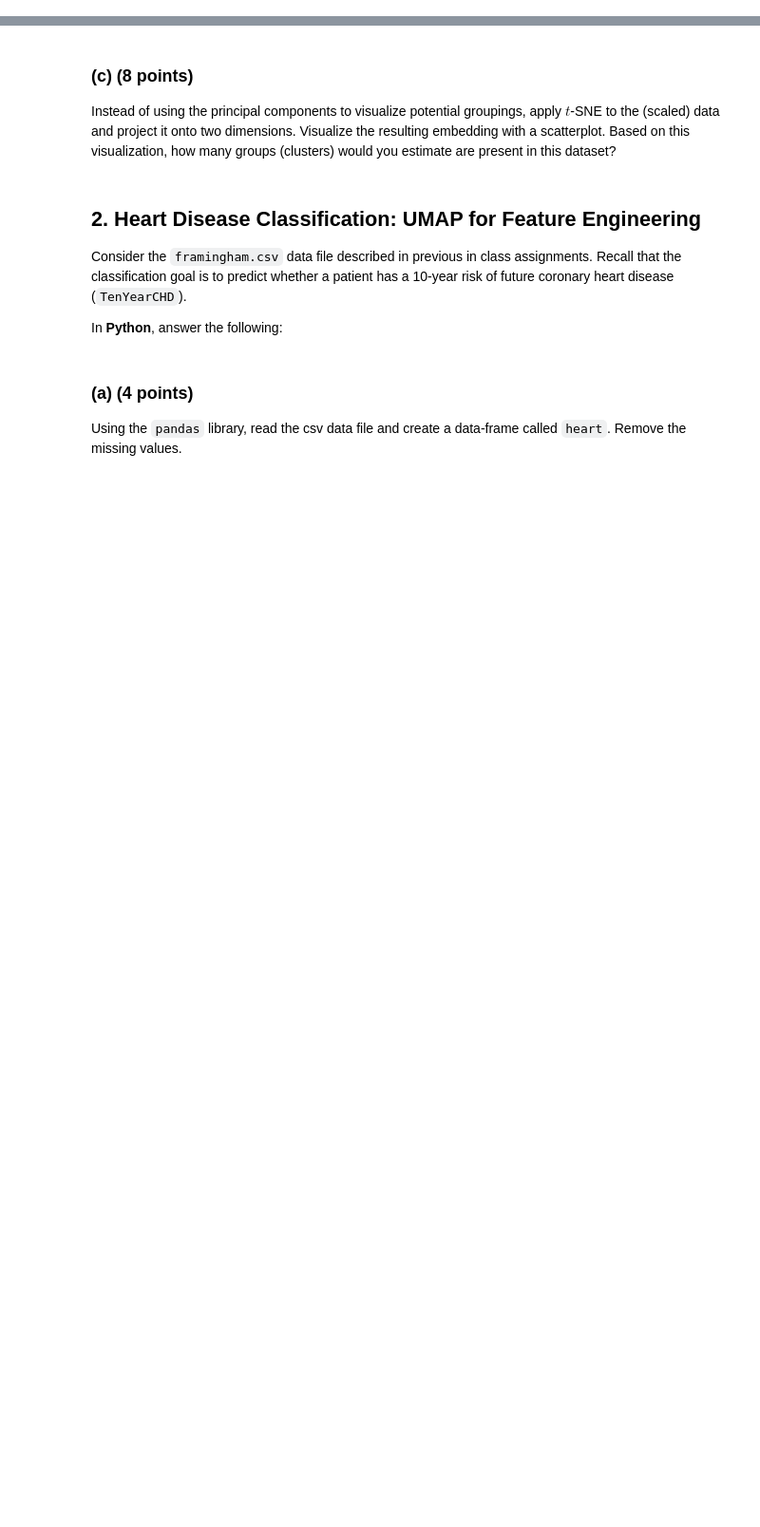
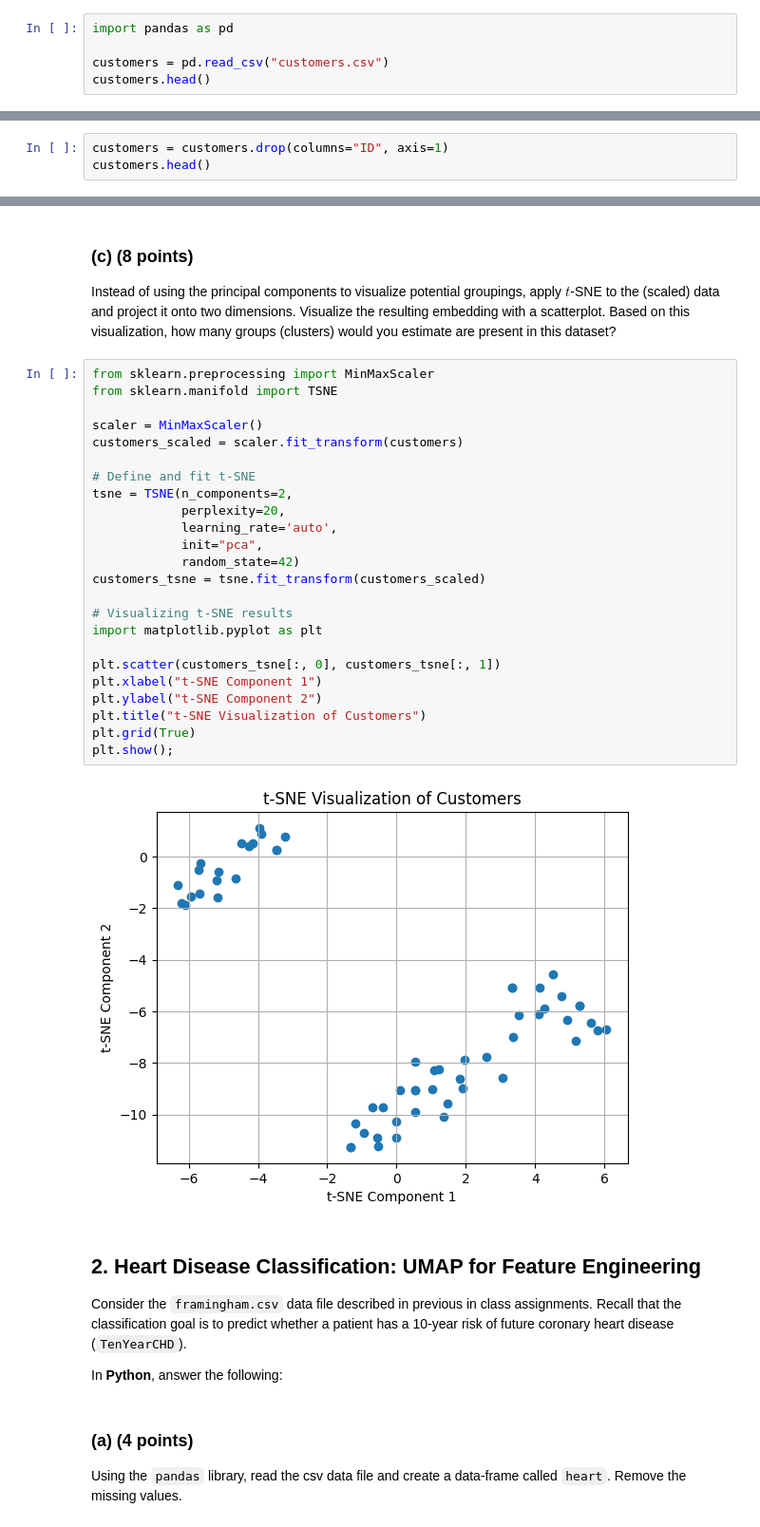
Before and after one commit to Yusuf98-c/DATA-545-In-Class, a Jupyter notebook: In_Class_20.ipynb, the cells around one changed output, grey strips where cells are left out. Shown at 95% size. Cells and saved outputs as stored; diff of their text form; blank space fills up the shorter version.

```diff
--- a/In_Class_20.ipynb
+++ b/In_Class_20.ipynb
@@ -16,3 +16,8 @@ Consider the `customers.csv` datafile. This file contains information related to
 # %% [markdown]
 ### (a) (3 points)
 Using the `pandas` library, read the csv file and create a data-frame called `customers`.
+# %%
+import pandas as pd
+
+customers = pd.read_csv("customers.csv")
+customers.head()
@@ -19,3 +31,6 @@ Using the `pandas` library, read the csv file and create a data-frame called `cu
 # %% [markdown]
 ### (b) (3 points)
 Using the appropriate Python commands, remove the `ID` variable.
+# %%
+customers = customers.drop(columns="ID", axis=1)
+customers.head()
@@ -22,6 +44,32 @@ Using the appropriate Python commands, remove the `ID` variable.
 # %% [markdown]
 ### (c) (8 points)
 Instead of using the principal components to visualize potential groupings, apply $t$-SNE to the (scaled) data and project it onto two dimensions. Visualize the resulting embedding with a scatterplot. Based on this visualization, how many groups (clusters) would you estimate are present in this dataset?
+# %%
+from sklearn.preprocessing import MinMaxScaler
+from sklearn.manifold import TSNE
+
+scaler = MinMaxScaler()
+customers_scaled = scaler.fit_transform(customers)
+
+# Define and fit t-SNE
+tsne = TSNE(n_components=2,
+            perplexity=20,
+            learning_rate='auto',
+            init="pca",
+            random_state=42)
+customers_tsne = tsne.fit_transform(customers_scaled)
+
+# Visualizing t-SNE results
+import matplotlib.pyplot as plt
+
+plt.scatter(customers_tsne[:, 0], customers_tsne[:, 1])
+plt.xlabel("t-SNE Component 1")
+plt.ylabel("t-SNE Component 2")
+plt.title("t-SNE Visualization of Customers")
+plt.grid(True)
+plt.show();
+# %% [output]
+[figure, added]
 # %% [markdown]
 ## 2. Heart Disease Classification: UMAP for Feature Engineering
 
```
Also changed, not shown: parts of 8 cells of this notebook.
